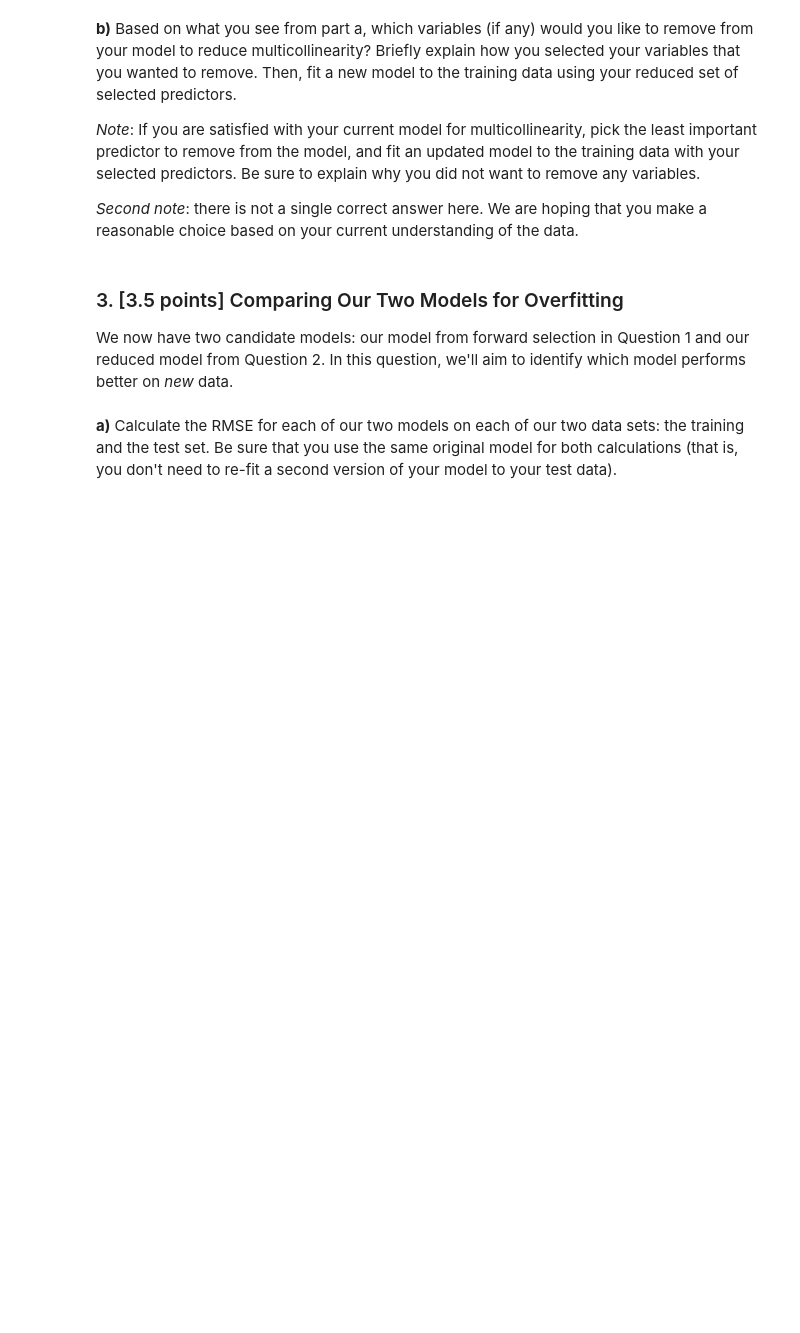
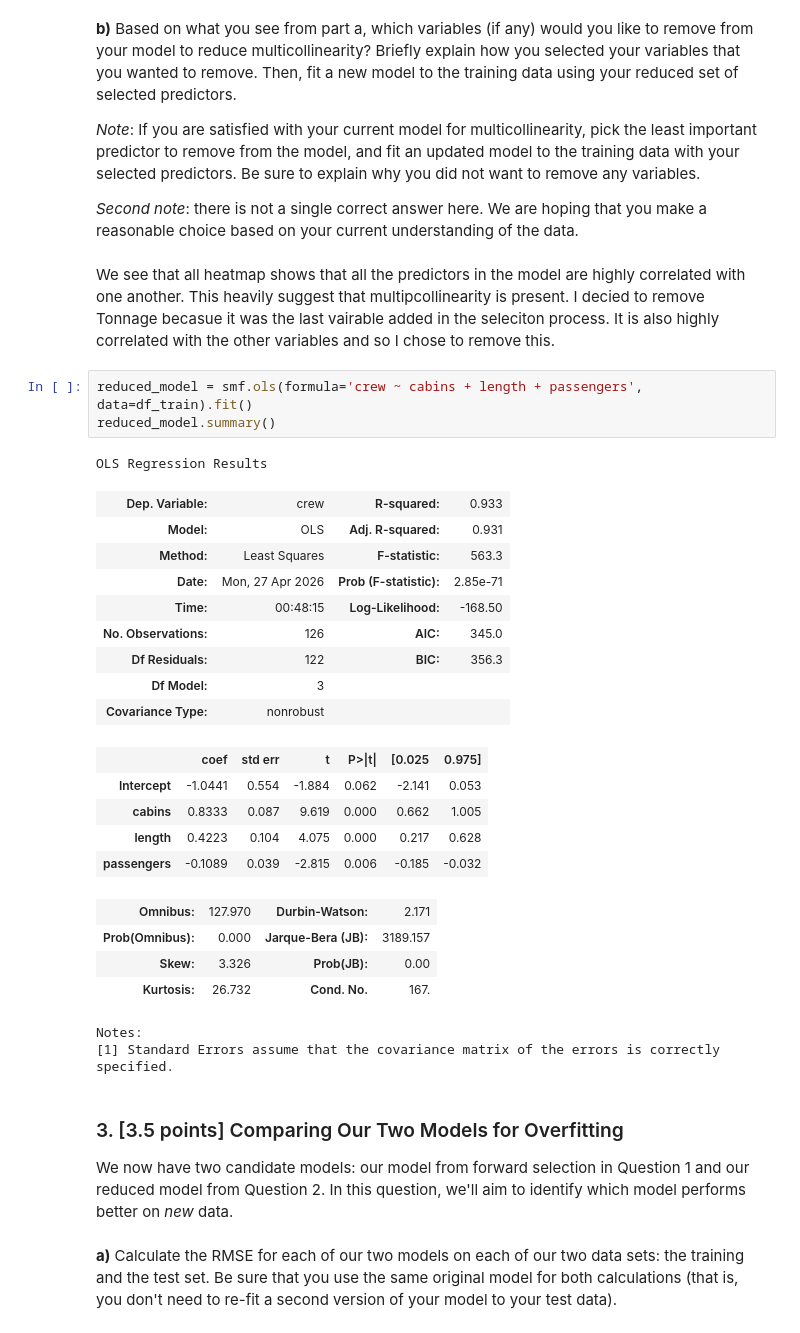
Before and after one commit to MatthewMandhyan/Stat207_clone, a Jupyter notebook: lab_13/lab_13.ipynb, the cells around one changed output. Drawn from its saved outputs; the diff is of its cells as text; blank space fills up the shorter version.

```diff
--- a/lab_13/lab_13.ipynb
+++ b/lab_13/lab_13.ipynb
@@ -85,6 +158,33 @@ df_train, df_test = train_test_split(df, test_size = 0.2, random_state = 425)
 *Note*: If you are satisfied with your current model for multicollinearity, pick the least important predictor to remove from the model, and fit an updated model to the training data with your selected predictors.  Be sure to explain why you did not want to remove any variables.
 
 *Second note*: there is not a single correct answer here.  We are hoping that you make a reasonable choice based on your current understanding of the data.
+# %% [markdown]
+We see that all heatmap shows that all the predictors in the model are highly correlated with one another. This heavily suggest that multipcollinearity is present. I decied to remove Tonnage becasue it was the last vairable added in the seleciton process. It is also highly correlated with the other variables and so I chose to remove this.
+# %%
+reduced_model = smf.ols(formula='crew ~ cabins + length + passengers', data=df_train).fit()
+reduced_model.summary()
+# %% [output]
+OLS Regression Results
+| Dep. Variable: | crew | R-squared: | 0.933 |
+| Model: | OLS | Adj. R-squared: | 0.931 |
+| Method: | Least Squares | F-statistic: | 563.3 |
+| Date: | Mon, 27 Apr 2026 | Prob (F-statistic): | 2.85e-71 |
+| Time: | 00:48:15 | Log-Likelihood: | -168.50 |
+| No. Observations: | 126 | AIC: | 345.0 |
+| Df Residuals: | 122 | BIC: | 356.3 |
+| Df Model: | 3 |  |  |
+| Covariance Type: | nonrobust |  |  |
+|  | coef | std err | t | P>|t| | [0.025 | 0.975] |
+| Intercept | -1.0441 | 0.554 | -1.884 | 0.062 | -2.141 | 0.053 |
+| cabins | 0.8333 | 0.087 | 9.619 | 0.000 | 0.662 | 1.005 |
+| length | 0.4223 | 0.104 | 4.075 | 0.000 | 0.217 | 0.628 |
+| passengers | -0.1089 | 0.039 | -2.815 | 0.006 | -0.185 | -0.032 |
+| Omnibus: | 127.970 | Durbin-Watson: | 2.171 |
+| Prob(Omnibus): | 0.000 | Jarque-Bera (JB): | 3189.157 |
+| Skew: | 3.326 | Prob(JB): | 0.00 |
+| Kurtosis: | 26.732 | Cond. No. | 167. |
+Notes:
+[1] Standard Errors assume that the covariance matrix of the errors is correctly specified.
 # %% [markdown]
 ### 3. [3.5 points] Comparing Our Two Models for Overfitting
 
```
Also changed, not shown: parts of 10 cells of this notebook.
